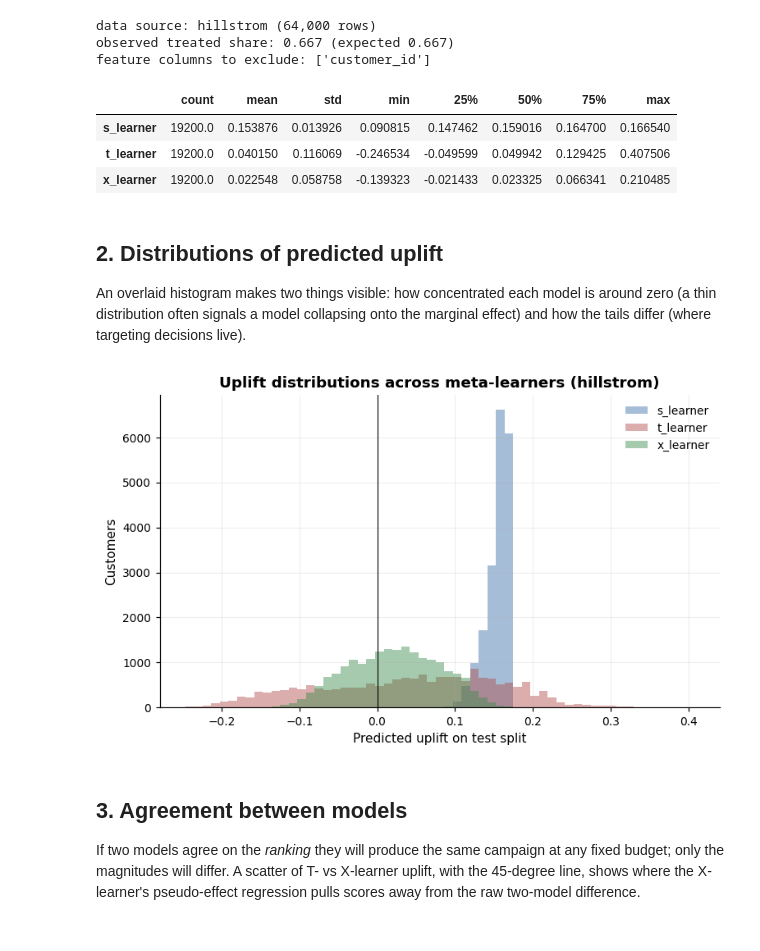
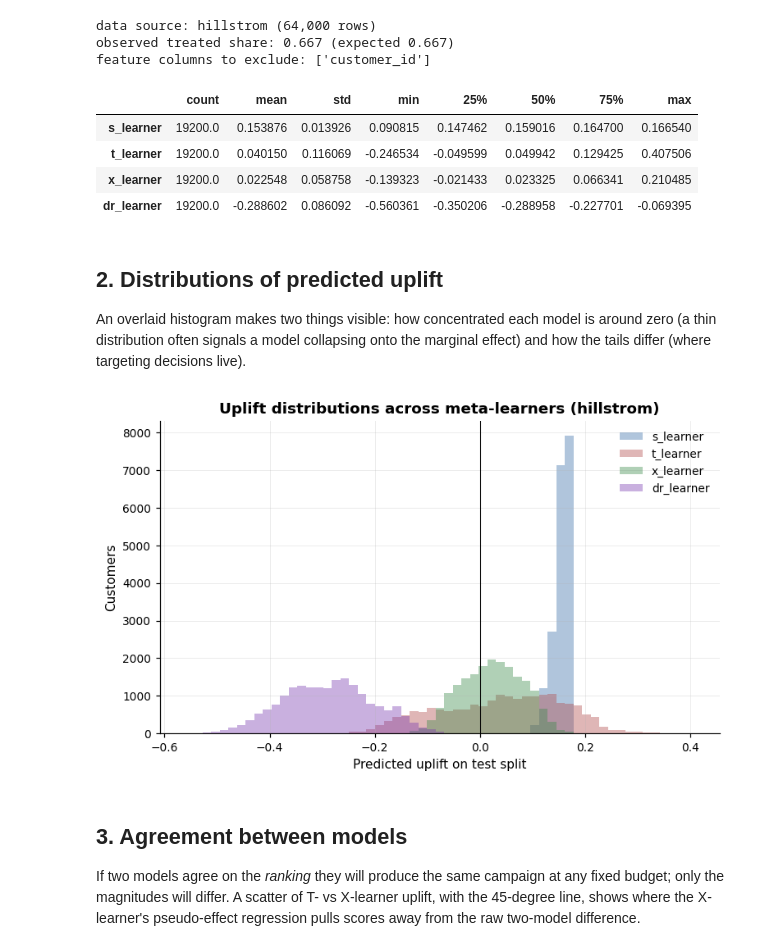
Before and after one commit to DiogoRibeiro7/causal-uplift-marketing-campaign, a Jupyter notebook: notebooks/04_uplift_models_s_learner_t_learner_x_learner.ipynb, the cells around one changed output. Drawn from its saved outputs; the diff is of its cells as text; code cells hidden in the pictures.

Commit message:
feat: cross-fitting, calibrated models, DR-learner, honest splits

```diff
--- a/notebooks/04_uplift_models_s_learner_t_learner_x_learner.ipynb
+++ b/notebooks/04_uplift_models_s_learner_t_learner_x_learner.ipynb
@@ -45,24 +45,32 @@ from sklearn.model_selection import train_test_split
 
 from uplift_marketing.features import (
     infer_feature_spec,
+    honest_train_test_split,
     split_features_treatment_outcome,
 )
-from uplift_marketing.models import SLearner, TLearner, XLearner
+from uplift_marketing.models import (
+    DRLearner,
+    SLearner,
+    TLearner,
+    XLearner,
+)
 from uplift_marketing.evaluation import qini_curve, area_under_qini
 
 spec = infer_feature_spec(data, extra_excluded=dataset.extra_excluded)
 x, treatment, y = split_features_treatment_outcome(data, spec)
 
-x_tr, x_te, t_tr, t_te, y_tr, y_te = train_test_split(
+x_tr, x_te, t_tr, t_te, y_tr, y_te = honest_train_test_split(
     x, treatment, y,
+    treatment=treatment,
+    outcome=y,
     test_size=0.30,
     random_state=RANDOM_STATE,
-    stratify=treatment.astype(str) + "_" + y.astype(str),
 )
 models = {
     "s_learner": SLearner(spec=spec, random_state=RANDOM_STATE),
     "t_learner": TLearner(spec=spec, random_state=RANDOM_STATE),
     "x_learner": XLearner(spec=spec, random_state=RANDOM_STATE),
+    "dr_learner": DRLearner(spec=spec, n_splits=5, random_state=RANDOM_STATE),
 }
 for m in models.values():
     m.fit(x_tr, t_tr, y_tr)
@@ -73,6 +81,7 @@ uplifts.describe().T
 | s_learner | 19200.0 | 0.153876 | 0.013926 | 0.090815 | 0.147462 | 0.159016 | 0.164700 | 0.166540 |
 | t_learner | 19200.0 | 0.040150 | 0.116069 | -0.246534 | -0.049599 | 0.049942 | 0.129425 | 0.407506 |
 | x_learner | 19200.0 | 0.022548 | 0.058758 | -0.139323 | -0.021433 | 0.023325 | 0.066341 | 0.210485 |
+| dr_learner | 19200.0 | -0.288602 | 0.086092 | -0.560361 | -0.350206 | -0.288958 | -0.227701 | -0.069395 |
 # %% [markdown]
 ## 2. Distributions of predicted uplift
 
@@ -80,18 +89,24 @@ An overlaid histogram makes two things visible: how concentrated each model is a
 # %%
 fig, ax = plt.subplots()
 lo, hi = float(uplifts.values.min()), float(uplifts.values.max())
 bins = np.linspace(lo, hi, 60)
-for name, color in zip(["s_learner", "t_learner", "x_learner"], ["#3b6ea8", "#b04a4a", "#3b8a4a"]):
-    ax.hist(uplifts[name], bins=bins, alpha=0.45, label=name, color=color)
+palette = {
+    "s_learner": "#3b6ea8",
+    "t_learner": "#b04a4a",
+    "x_learner": "#3b8a4a",
+    "dr_learner": "#7a3aaf",
+}
+for name, color in palette.items():
+    ax.hist(uplifts[name], bins=bins, alpha=0.40, label=name, color=color)
 ax.axvline(0, color="black", linewidth=0.7)
 ax.set_xlabel("Predicted uplift on test split")
 ax.set_ylabel("Customers")
 ax.set_title(f"Uplift distributions across meta-learners ({dataset.source})")
 ax.legend()
 save_figure(fig, "04_uplift_distributions")
 plt.show()
 # %% [output]
-[figure, old version]
+[figure, new version]
 # %% [markdown]
 ## 3. Agreement between models
 
```
Also changed, not shown: parts of 4 cells of this notebook, 8 other files.
